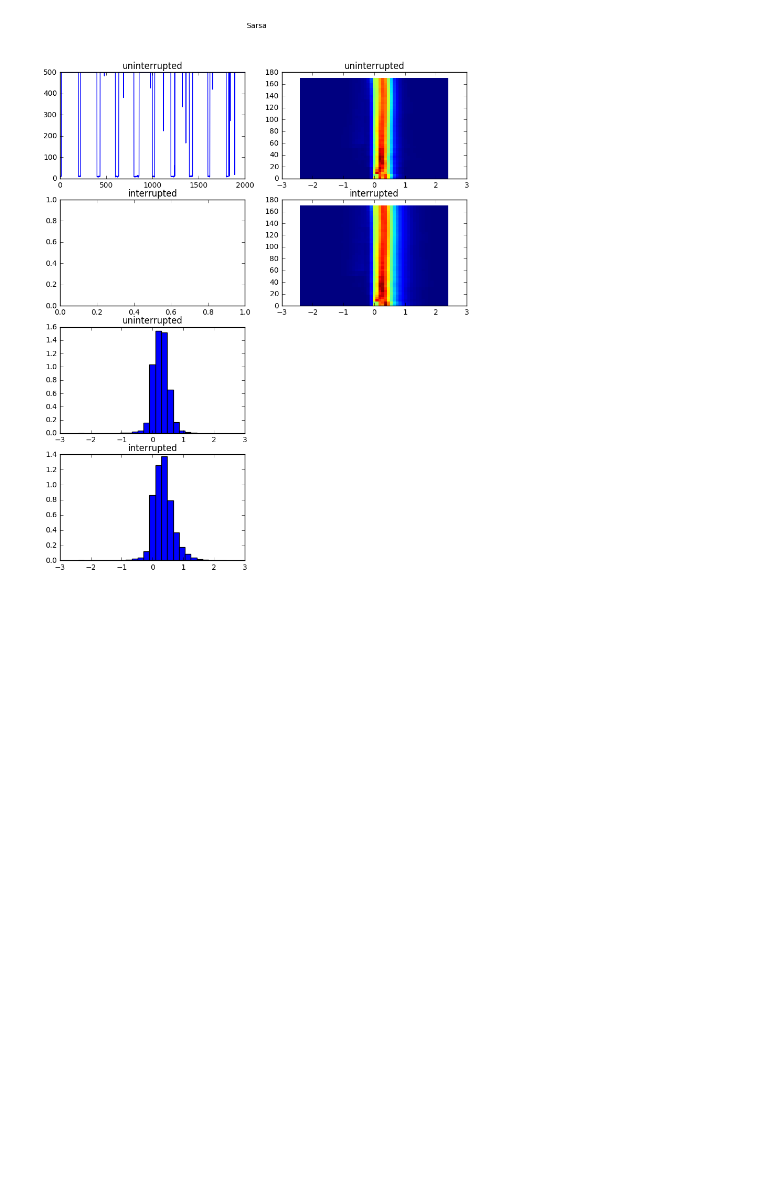
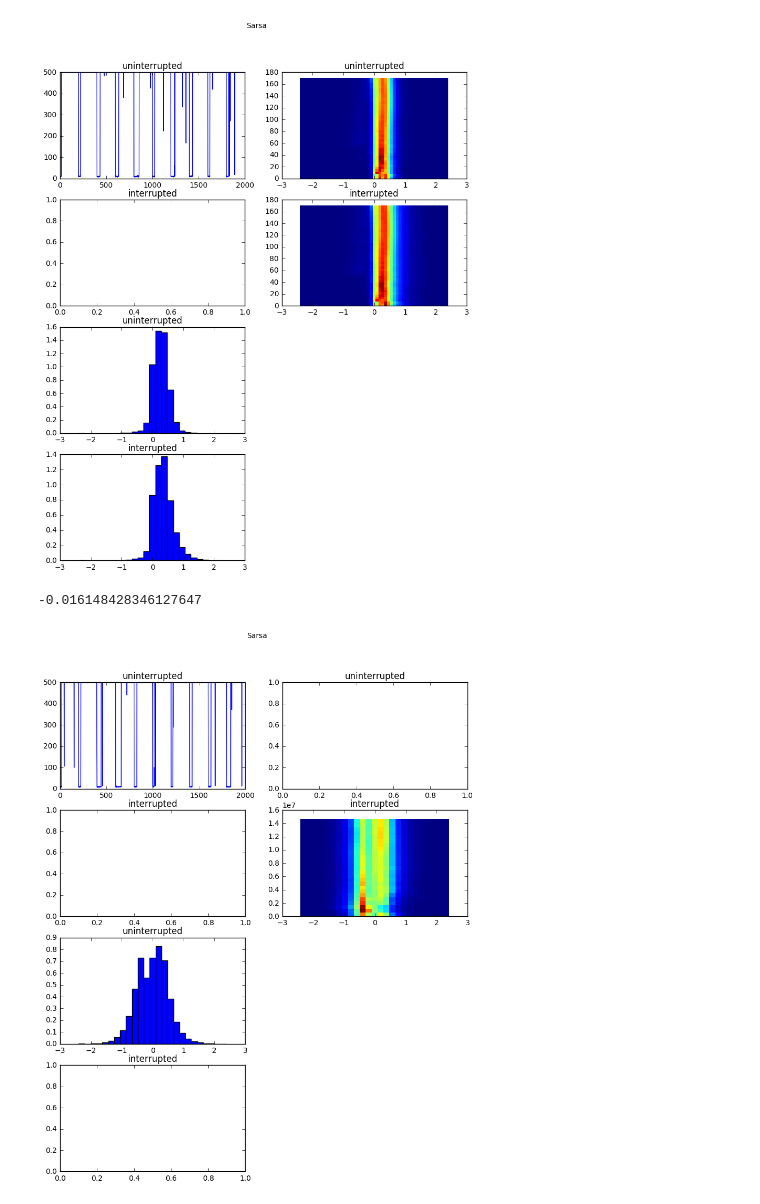
Before and after one commit to rmoehn/cartpole, a Jupyter notebook: notebooks/StatsExperiments.ipynb, the cells around one changed output. Saved outputs shown, nothing was run; the diff lists cells and outputs as text; code cells hidden in the pictures; blank space fills up the shorter version.

```diff
--- a/notebooks/StatsExperiments.ipynb
+++ b/notebooks/StatsExperiments.ipynb
@@ -160,3 +166,6 @@ se.plot_xss_cum_hist_devel(xs[:,:,:], ax_devel[1])
 fig
 # %% [output]
 [figure]
+# %%
+algo = 'Sarsa'
+fig, ax_el, ax_devel, ax_comp = se.arrange_algo_full(algo)
@@ -162,0 +178,4 @@ fig
+# %%
+np.mean(xs)
+# %% [output]
+-0.016148428346127647
@@ -163,3 +186,7 @@ fig
+# %%
+fig
+# %% [output]
+[figure, added]
 # %%
 p = '../data/Sarsa-disc-uninterrupted-xe-170221003432.pickle'
 with open(p, 'rb') as f:
```
Also changed, not shown: parts of 6 cells of this notebook, 1 other file.
